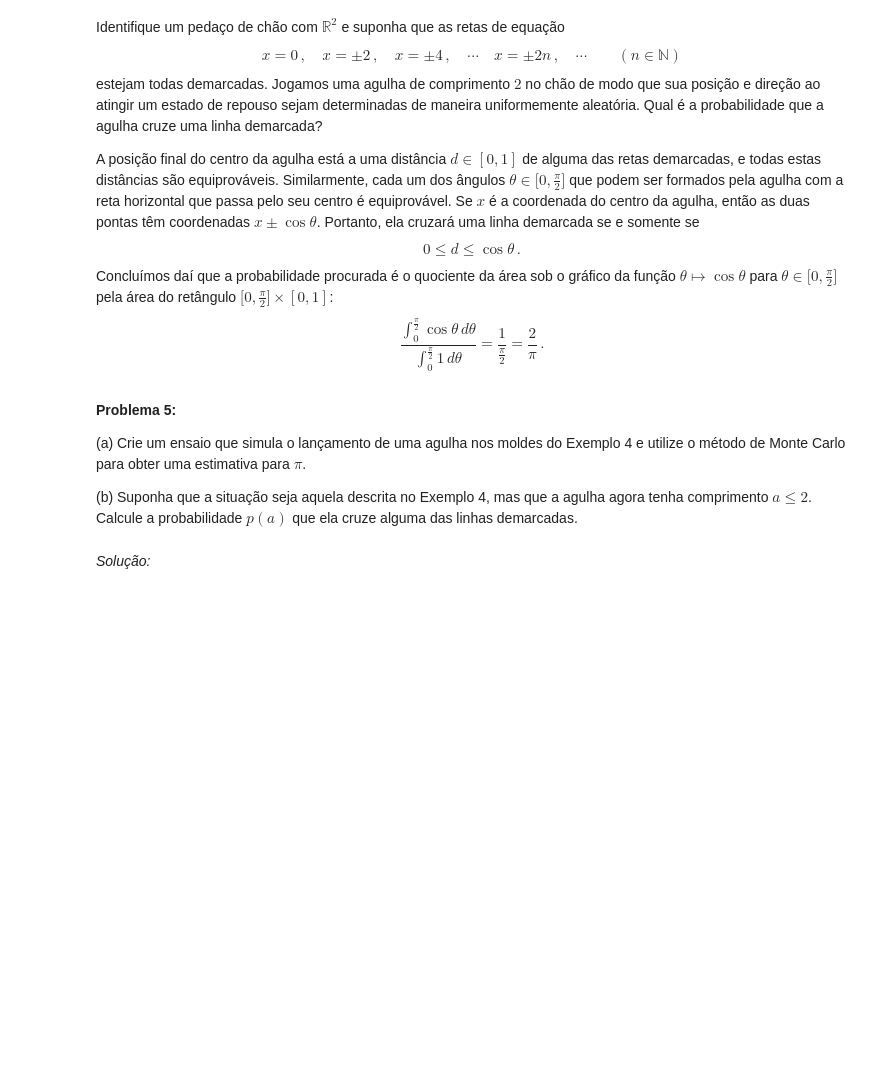
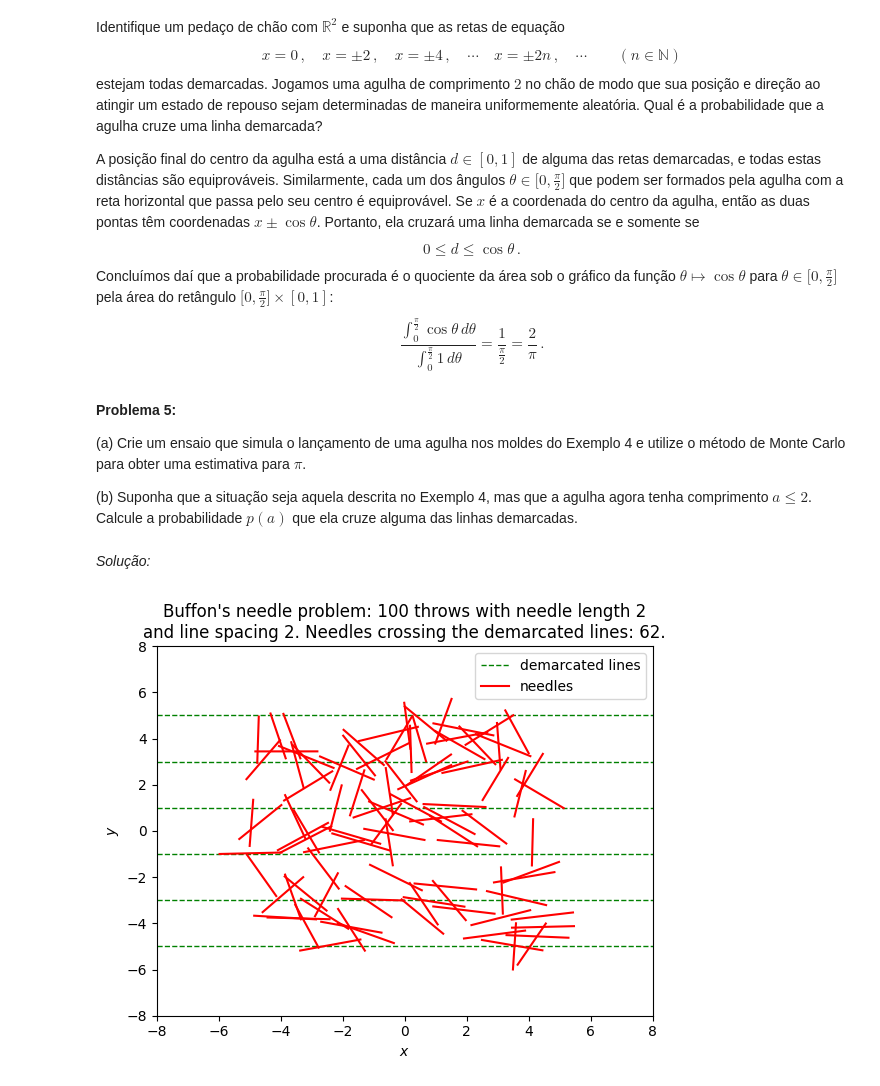
Before and after one commit to pzuehlke/Numerical-Methods, a Jupyter notebook: 6-integracao_numerica/6-4_metodo_de_Monte_Carlo.ipynb, the cells around one changed output. Cells and saved outputs as stored; diff of their text form; code cells hidden in the pictures; blank space fills up the shorter version.

Commit message:
updated: 6-4, to include a visualization for Buffon's needle

```diff
--- a/6-integracao_numerica/6-4_metodo_de_Monte_Carlo.ipynb
+++ b/6-integracao_numerica/6-4_metodo_de_Monte_Carlo.ipynb
@@ -231,3 +231,65 @@ $$
 (b) Suponha que a situação seja aquela descrita no Exemplo 4, mas que a agulha agora tenha comprimento $ a \le 2 $. Calcule a probabilidade $ p(a) $ que ela cruze alguma das linhas demarcadas.
 # %% [markdown]
 *Solução:*
+# %%
+import matplotlib.pyplot as plt
+from numpy import cos, sin, pi
+from numpy.random import uniform
+
+
+def display_buffon_needles(throws=50, needle_length=2,
+                           line_spacing=2, grid_lines=6) -> None:
+    """
+    Display the results of several trials of Buffon's needle problem.
+    Parameters:
+        * The number of throws.
+        * The length of the needle.
+        * The spacing between demarcated lines.
+        * The number of grid (demarcated) lines to be displayed.
+    """
+    # Set up the figure:
+    plt.xlim(-grid_lines * line_spacing / 2 - needle_length,
+             grid_lines * line_spacing / 2 + needle_length)
+    plt.ylim(-grid_lines * line_spacing / 2 - needle_length,
+             grid_lines * line_spacing / 2 + needle_length)
+    grid_line_coordinates = []
+    # Draw the horizontal grid lines and vertical auxiliary lines:
+    for i in range(0, grid_lines):
+        grid_line_coordinate = (-(grid_lines - 1) * line_spacing / 2
+                    + i * line_spacing)
+        grid_line_coordinates.append(grid_line_coordinate)
+        plt.axhline(y = grid_line_coordinate, linewidth=1,
+                    color="green", linestyle='--',
+                    label="demarcated lines" if i == 0 else "")
+    count = 0    # Number of needles crossing the demarcated lines.
+    for _ in range(throws):
+        # Choose the angle between the needle and the lines (0 <= angle <= pi):
+        angle = uniform(0, pi)
+        # Choose the position of the needle's center and compute its endpoints:
+        x_center, y_center = uniform(-(grid_lines - 1) * line_spacing / 2,
+                                      (grid_lines - 1) * line_spacing / 2,
+                                      size=2)
+        x1 = x_center - (needle_length / 2) * cos(angle)
+        y1 = y_center - (needle_length / 2) * sin(angle)
+        x2 = x_center + (needle_length / 2) * cos(angle)
+        y2 = y_center + (needle_length / 2) * sin(angle)
+        # Draw the needle:
+        plt.plot([x1, x2], [y1, y2], color='red', linewidth=1.5,
+                 label="needles" if _ == 0 else "")
+        lines_in_between = [y for y in grid_line_coordinates if y1 < y < y2]
+        if lines_in_between:
+            count += 1
+
+    plt.title(f"Buffon's needle problem: {throws} throws with needle length "
+              f"{needle_length}\nand line spacing {line_spacing}. Needles "
+              f"crossing the demarcated lines: {count}.")
+    plt.xlabel("$ x $")
+    plt.ylabel("$ y $")
+    plt.legend()
+    plt.show()
+
+# Example usage
+display_buffon_needles(throws=100, needle_length=2,
+                       line_spacing=2, grid_lines=6)
+# %% [output]
+[figure, added]
```
Also changed, not shown: 3 other files.
